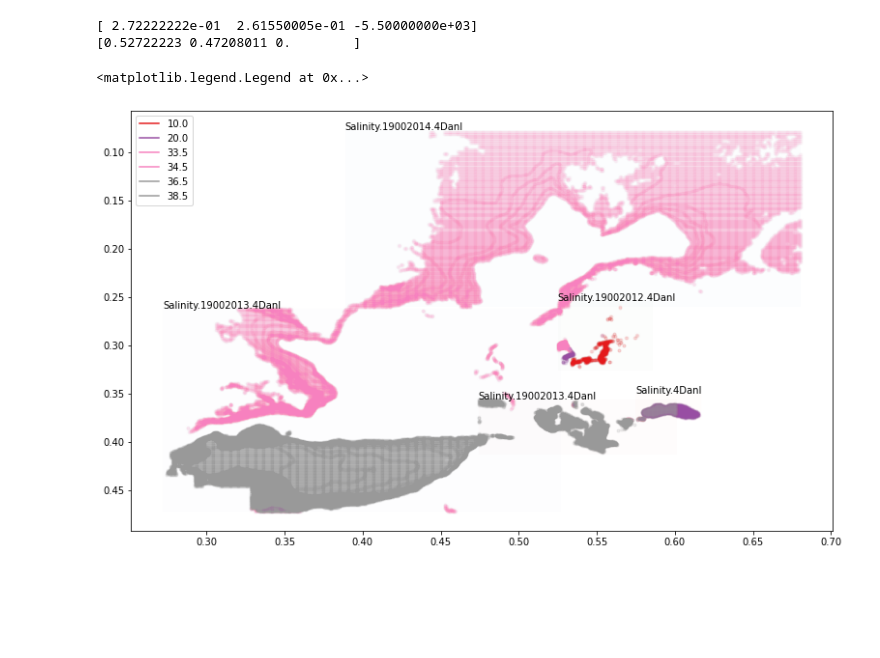
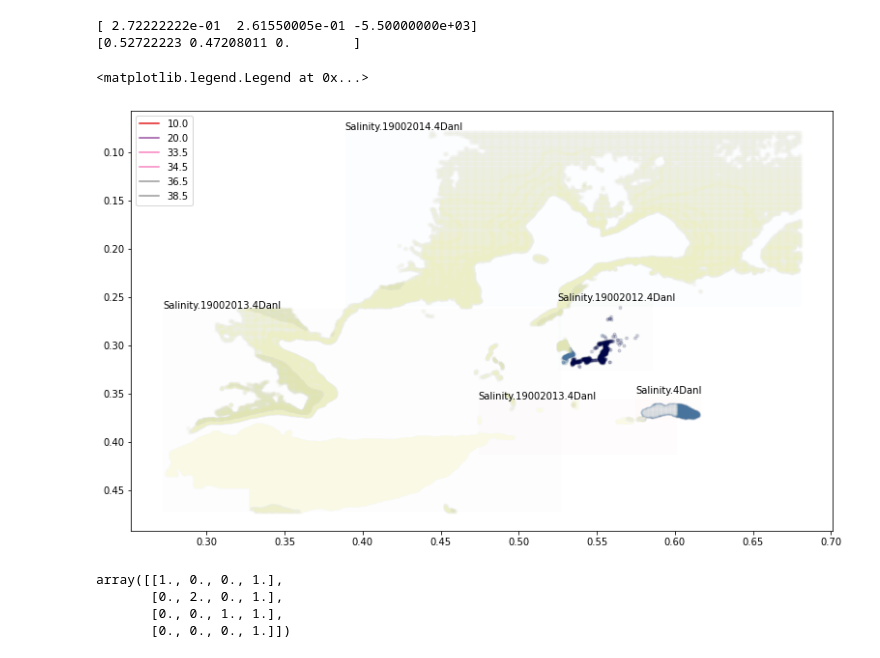
Before and after one commit to openearth/sdc-visualization, a Jupyter notebook: notebooks/isosurface.ipynb, the cells around one changed output. Cells and saved outputs as stored; diff of their text form; code cells hidden in the pictures; blank space fills up the shorter version.

```diff
--- a/notebooks/isosurface.ipynb
+++ b/notebooks/isosurface.ipynb
@@ -52,7 +55,7 @@ def scale_at_lat(lat):
     meter_at_0 = meter_in_mercator_coordinate_units(mercator_y_from_lat(0))
     return meter_at_lat / meter_at_0
 # %%
-data_dir = pathlib.Path('~/data/odv/climatology')
+data_dir = pathlib.Path('~/data/odv/public/climatology/').expanduser()
 ds_paths = list(data_dir.expanduser().glob('*1.1/*.nc'))
 
 wgs84 = osgeo.osr.SpatialReference()
@@ -350,36 +870,36 @@ for result in results:
 
     percentiles = meta['percentiles']
     N = matplotlib.colors.Normalize(np.min(percentiles), np.max(percentiles))
 
-    colors = matplotlib.cm.Set1(N(meta['percentiles']))
-
+    colors = davos_map(N(meta['percentiles']))
+    meta['colors'] = colors
     for color, contour, percentile in list(zip(colors, contours, percentiles)):
         df =  pd.DataFrame(contour.points, columns=['x', 'y', 'z'])
         ax.plot(df.x, df.y, '.', alpha=0.04, color=color)
     rect = np.array([
         [meta['x_min'], meta['y_min']],
         [meta['x_max'], meta['y_min']],
         [meta['x_max'], meta['y_max']],
         [meta['x_min'], meta['y_max']]
     ])
     ax.annotate(pathlib.Path(meta['path']).stem, [meta['x_min'], meta['y_min']])
     ax.fill(rect[:, 0], rect[:, 1], alpha=0.01)
 
 
 ylim = ax.get_ylim()[::-1]
 xlim = ax.get_xlim()
 colors = matplotlib.cm.Set1(N(percentiles))
 # render offscreen
 for percentile, color in zip(percentiles, colors):
     ax.plot(0, 0, color=color, label=percentile)
 # reset limits
 ax.set_ylim(ylim)
 ax.set_xlim(xlim)
 
 ax.legend()
 # %% [output]
 <matplotlib.legend.Legend at 0x...>
-[figure, old version]
+[figure, new version]
 # %%
 N = matplotlib.colors.Normalize(0, 20)
 metas = []
@@ -462,5 +993,15 @@ for result in results:
     metas.append(meta)
 
 pd.DataFrame(metas).to_json(data_dir / 'meta.json', orient='records')
+# %%
+transform = tvtk.Transform()
+transform.translate(1, 1, 1)
+transform.scale(1, 2, 1)
+transform.matrix.to_array()
+# %% [output]
+array([[1., 0., 0., 1.],
+       [0., 2., 0., 1.],
+       [0., 0., 1., 1.],
+       [0., 0., 0., 1.]])
 # %%
 !open  $base_dir
```
Also changed, not shown: parts of 5 cells of this notebook.
